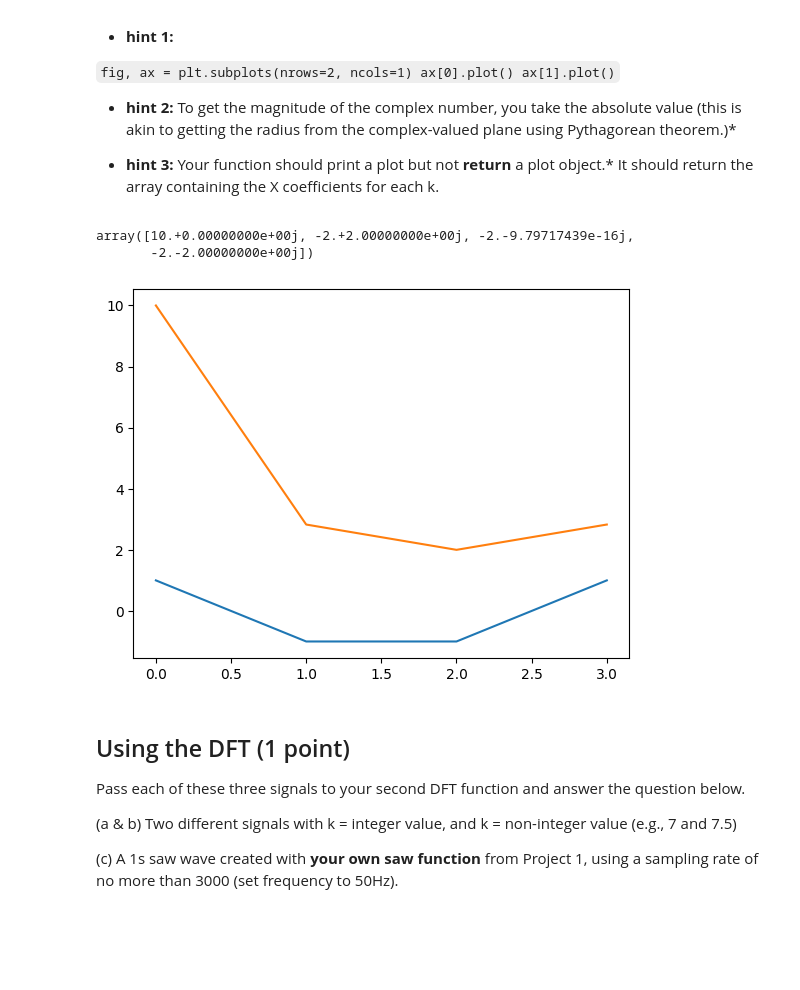
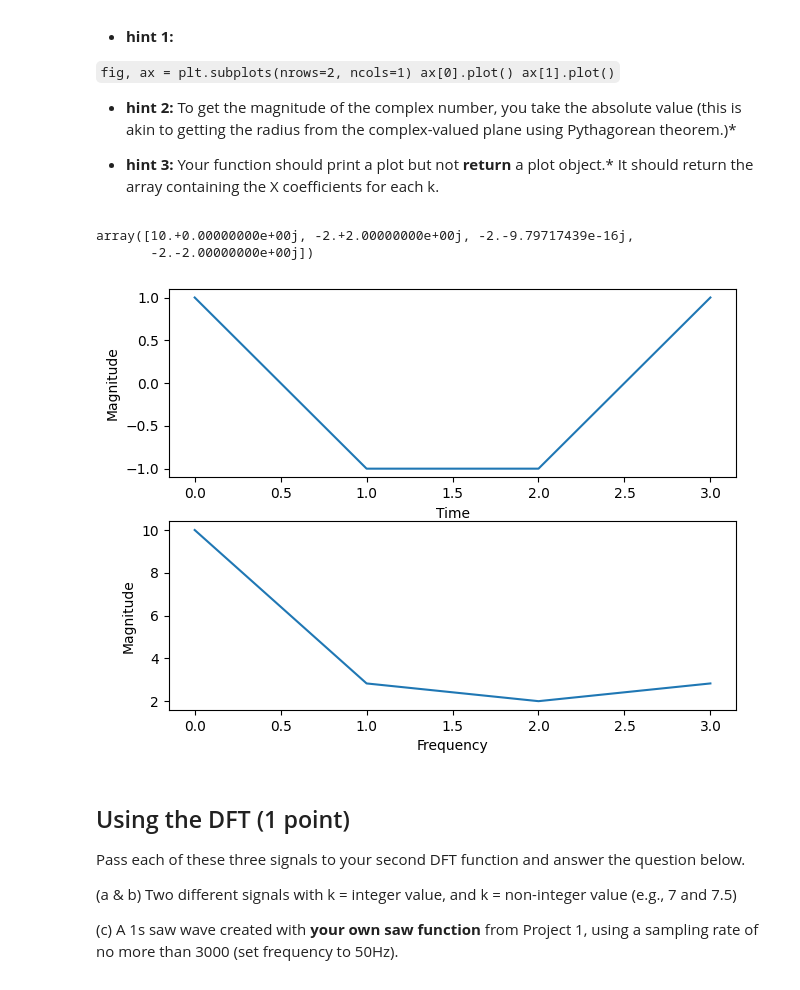
Before and after one commit to jwesterstahl/AudioTechII, a Jupyter notebook: HW/HW2.ipynb, the cells around one changed output. Drawn from its saved outputs; the diff is of its cells as text; code cells hidden in the pictures; blank space fills up the shorter version.

```diff
--- a/HW/HW2.ipynb
+++ b/HW/HW2.ipynb
@@ -84,7 +84,7 @@ def DFT(x):
 
     n = len(x)
 
-    DFT = np.array
+    DFT = np.array([])
 
     for k in range(n):
         wave =  cSine(k,n)
@@ -126,43 +124,49 @@ ax[1].plot()`
 * **hint 3:** Your function should print a plot but not **return** a plot object.* It should return the array containing the X coefficients for each k.
 # %%
 #modify the same algorithm above to include graphics as output
-%matplotlib inline
+
 
 def myDFT2(x):
     import matplotlib.pyplot as plt
     """
     Input:
     x (numpy array) = input sequence of length N
     Output:
     The function should return a numpy array of length N
     X (numpy array) = The N point DFT of the input sequence x
     """
     ## Your code here
 
     n = len(x)
 
     DFT = np.array([])
 
     for k in range(n):
         wave =  cSine(k,n)
 
         coeff_k = np.sum(x*wave)
 
         DFT = np.append(DFT, coeff_k)
 
-    plt.plot(cSine(x,n))
-    plt.plot(abs(DFT))
+    fig, ax = plt.subplots(nrows=2, ncols=1)
+    plt.tight_layout()
 
+    ax[0].plot(cSine(x,n))
+    ax[0].set_xlabel("Time")
+    ax[0].set_ylabel("Magnitude")
 
+    ax[1].plot(abs(DFT))
+    ax[1].set_xlabel('Frequency')
+    ax[1].set_ylabel("Magnitude")
     return DFT
 
 x = np.array([1,2,3,4])
 
 myDFT2(x)
 # %% [output]
 array([10.+0.00000000e+00j, -2.+2.00000000e+00j, -2.-9.79717439e-16j,
        -2.-2.00000000e+00j])
-[figure, old version]
+[figure, new version]
 # %% [markdown]
 ## Using the DFT (1 point)
 
```
Also changed, not shown: parts of 6 cells of this notebook, 8 other files.
